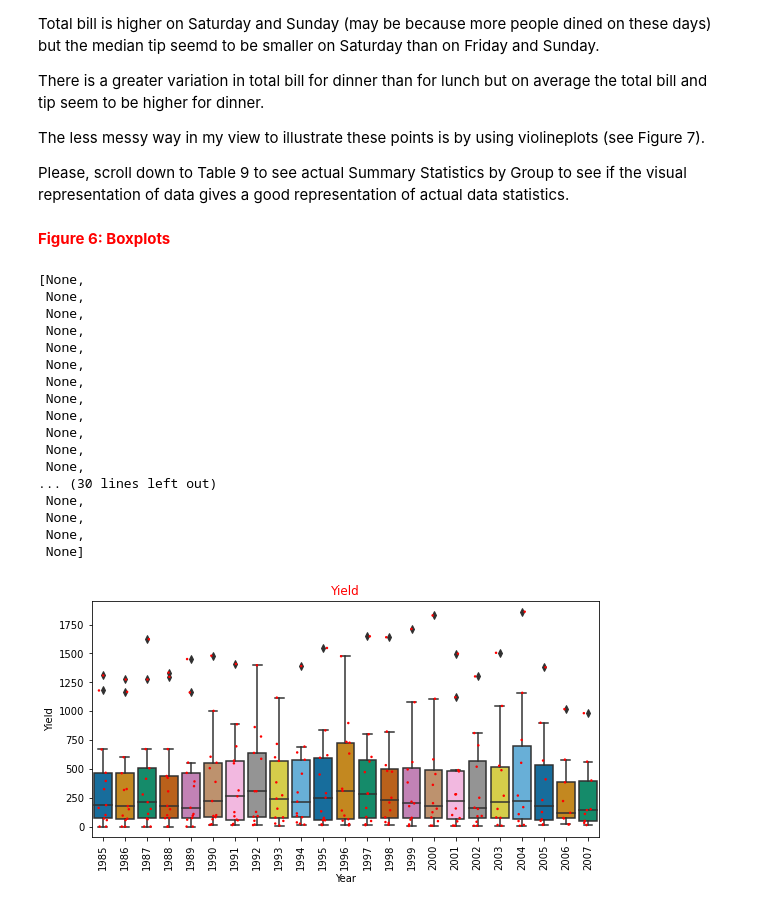
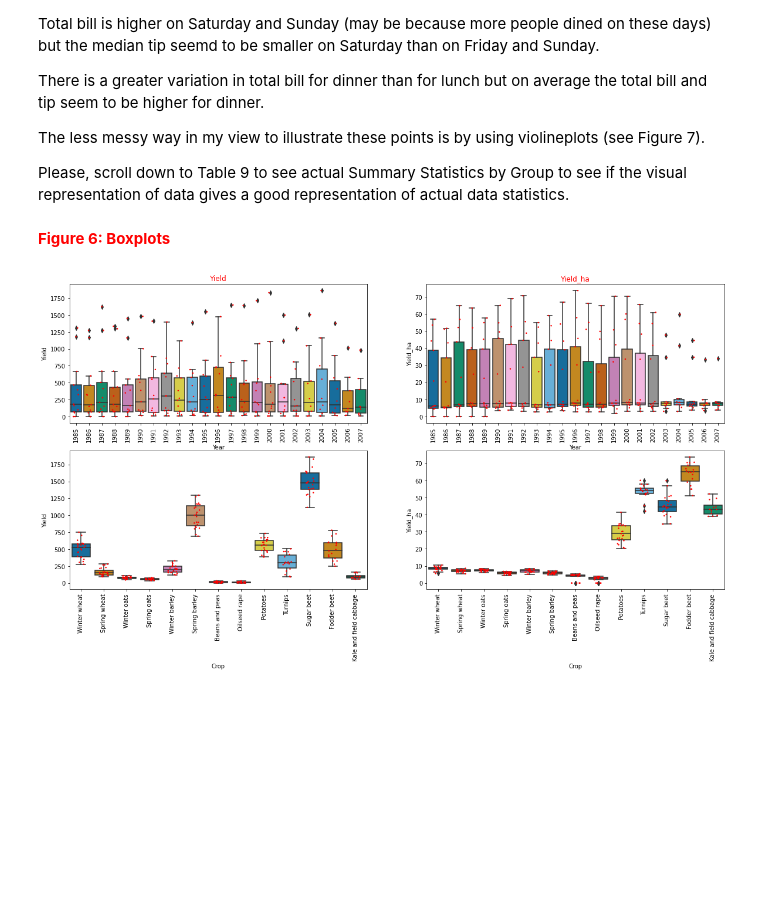
Before and after one commit to Vitalismirnov/CA2_Smirnoff, a Jupyter notebook: CA2_VitalisSmirnovs.ipynb, the cells around one changed output. Cells and saved outputs as stored; diff of their text form; code cells hidden in the pictures; blank space fills up the shorter version.

```diff
--- a/CA2_VitalisSmirnovs.ipynb
+++ b/CA2_VitalisSmirnovs.ipynb
@@ -565,28 +611,29 @@ Please, scroll down to Table 9 to see actual Summary Statistics by Group to see
 # %%
 printmd('**Figure 6: Boxplots**', color='red') # print figure number
 fig = plt.figure(figsize=(20, 20))             # specify figuresize
 ax = fig.add_subplot(421)                      # 4x2 subplots
 plt.title("Yield", c='red')               # title
 ax = sns.boxplot(y='Yield', x= 'Year', data=df3, palette="colorblind")                     # boxplot
 ax = sns.stripplot(y='Yield',  x= 'Year', data=df3, color="red", jitter=0.2, size=2.5)     # add data points
-plt.setp(ax.get_xticklabels(), rotation=90)
+ax.tick_params(axis='x', labelrotation=90)
+
+ax = fig.add_subplot(422)
+plt.title("Yield_ha", c='red')
+ax = sns.boxplot(y='Yield_ha',  x= 'Year', data=df3, palette="colorblind")
+ax = sns.stripplot(y='Yield_ha',  x= 'Year', data=df3, color="red", jitter=0.2, size=2.5)
+ax.tick_params(axis='x', labelrotation=90)
+
+ax = fig.add_subplot(423)
+ax = sns.boxplot(y='Yield', x= 'Crop', data=df3, palette="colorblind")
+ax = sns.stripplot(y='Yield',  x= 'Crop', data=df3, color="red", jitter=0.2, size=2.5)
+ax.tick_params(axis='x', labelrotation=90)
+
+ax = fig.add_subplot(424)
+ax = sns.boxplot(y='Yield_ha', x= 'Crop', data=df3, palette="colorblind")
+ax = sns.stripplot(y='Yield_ha',  x= 'Crop', data=df3, color="red", jitter=0.2, size=2.5)
+
+ax.tick_params(axis='x', labelrotation=90)
+plt.show()
 # %% [output]
 <span style='color:red'>**Figure 6: Boxplots**</span>
-[None,
- None,
- None,
- None,
- None,
- None,
- None,
- None,
- None,
- None,
- None,
- None,
-... (30 lines left out)
- None,
- None,
- None,
- None]
-[figure, old version]
+[figure, new version]
```
Also changed, not shown: parts of 16 cells of this notebook.
